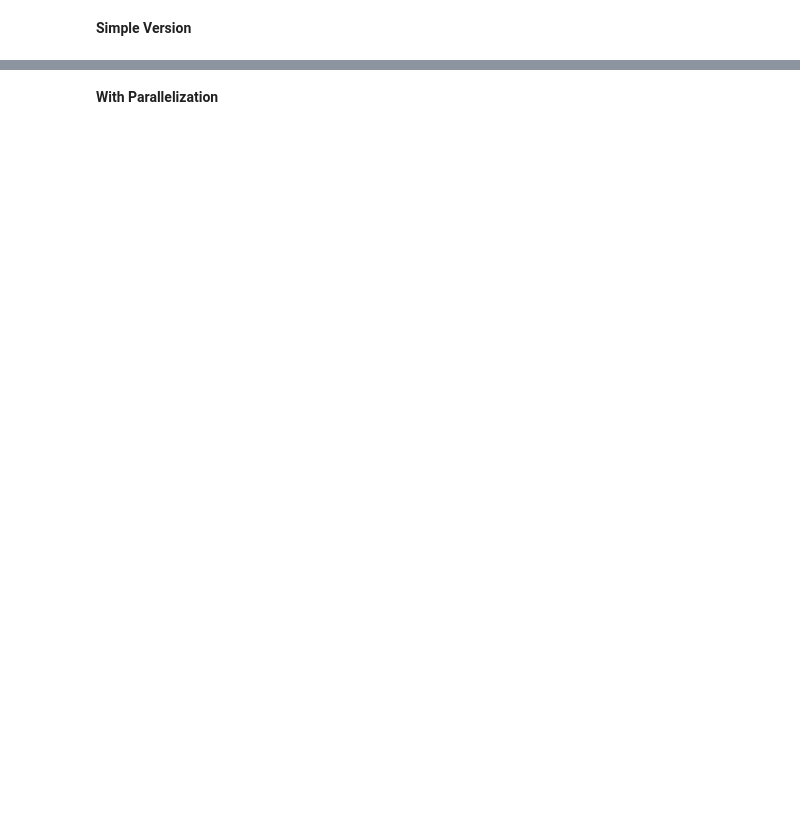
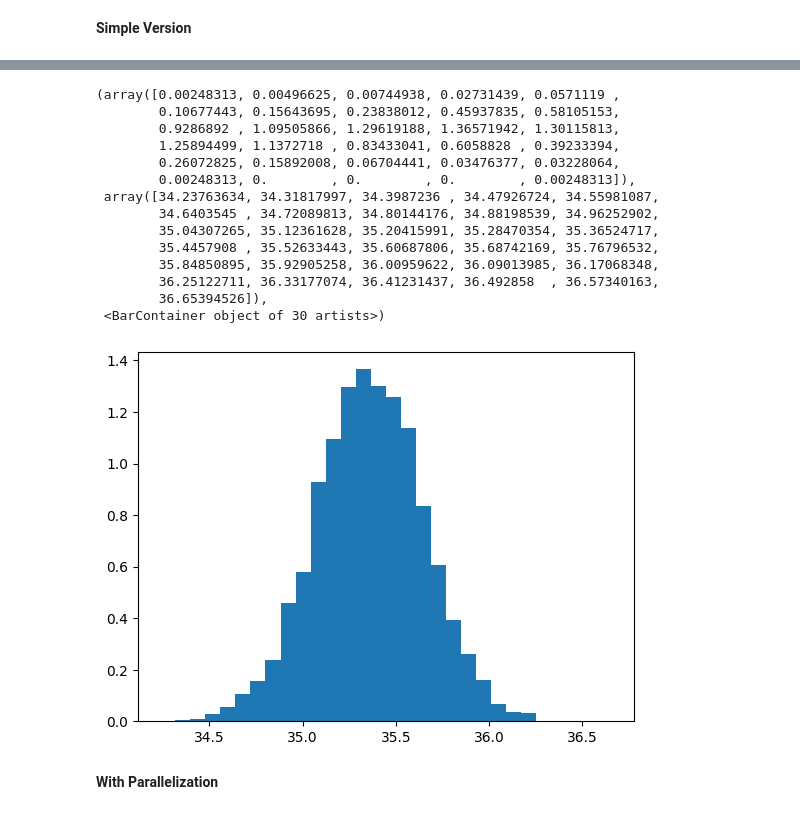
Before and after one commit to jimhalverson/COMP2025, a Jupyter notebook: hackathon/Hackathon 1 Famous Results.ipynb, the cells around one changed output, grey strips where cells are left out. Cells and saved outputs as stored; diff of their text form; code cells hidden in the pictures; blank space fills up the shorter version.

```diff
--- a/hackathon/Hackathon 1 Famous Results.ipynb
+++ b/hackathon/Hackathon 1 Famous Results.ipynb
@@ -159,2 +278,26 @@ What is the essential statement?
+# %%
+N_terms, N_samples = 5000, 5000
+
+def X_sample():
+    return 1/np.sqrt(N_terms) * sum(np.random.uniform() for _ in range(N_terms))
+
+X_samples = [X_sample() for _ in range(N_samples)]
+plt.hist(X_samples, bins=30, density=True)
+# %% [output]
+(array([0.00248313, 0.00496625, 0.00744938, 0.02731439, 0.0571119 ,
+        0.10677443, 0.15643695, 0.23838012, 0.45937835, 0.58105153,
+        0.9286892 , 1.09505866, 1.29619188, 1.36571942, 1.30115813,
+        1.25894499, 1.1372718 , 0.83433041, 0.6058828 , 0.39233394,
+        0.26072825, 0.15892008, 0.06704441, 0.03476377, 0.03228064,
+        0.00248313, 0.        , 0.        , 0.        , 0.00248313]),
+ array([34.23763634, 34.31817997, 34.3987236 , 34.47926724, 34.55981087,
+        34.6403545 , 34.72089813, 34.80144176, 34.88198539, 34.96252902,
+        35.04307265, 35.12361628, 35.20415991, 35.28470354, 35.36524717,
+        35.4457908 , 35.52633443, 35.60687806, 35.68742169, 35.76796532,
+        35.84850895, 35.92905258, 36.00959622, 36.09013985, 36.17068348,
+        36.25122711, 36.33177074, 36.41231437, 36.492858  , 36.57340163,
+        36.65394526]),
+ <BarContainer object of 30 artists>)
+[figure, added]
 # %% [markdown]
 **With Parallelization**
```
Also changed, not shown: parts of 10 cells of this notebook.
